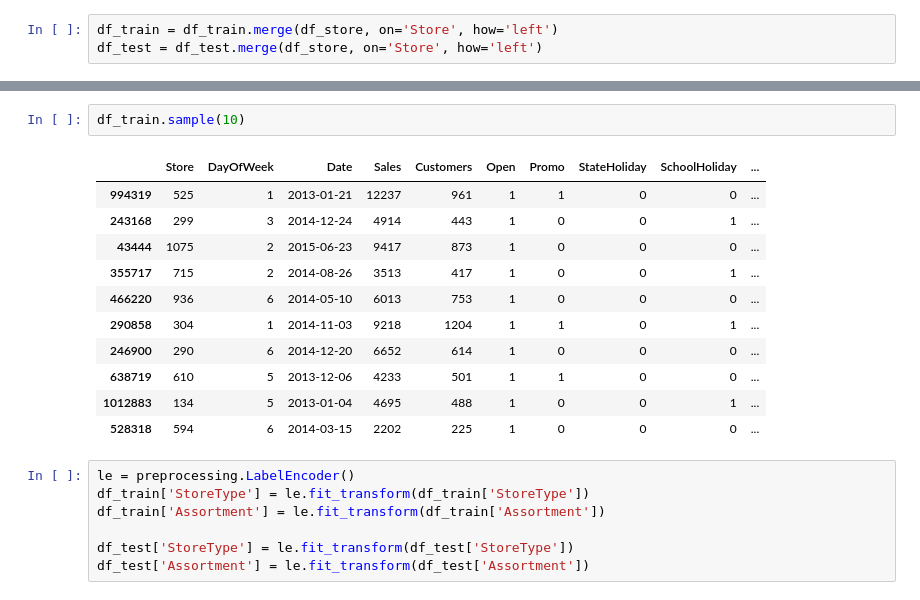
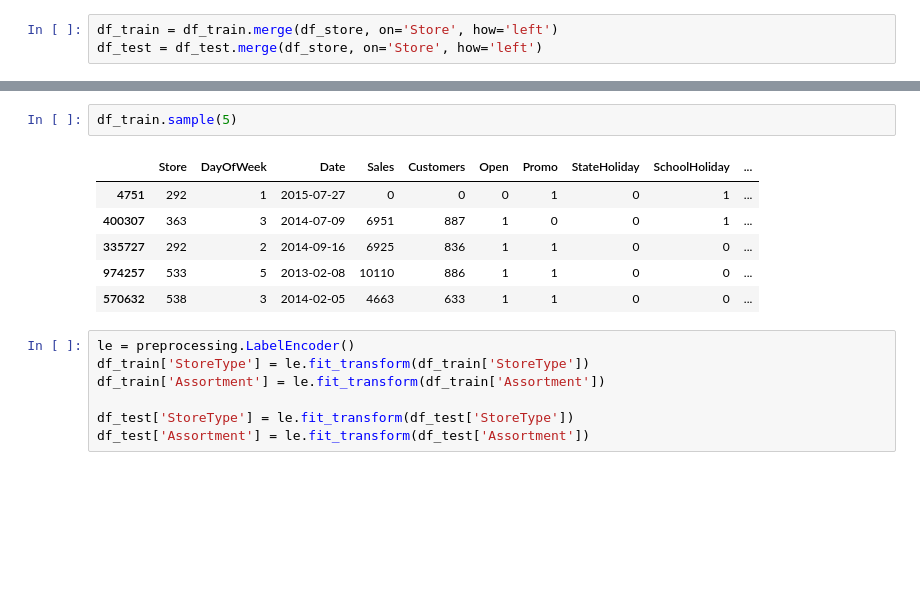
Before and after one commit to mozartofmath/PharmaSalesPrediction, a Jupyter notebook: notebooks/Task2.ipynb, the cells around one changed output, grey strips where cells are left out. Cells and saved outputs as stored; diff of their text form; blank space fills up the shorter version.

```diff
--- a/notebooks/Task2.ipynb
+++ b/notebooks/Task2.ipynb
@@ -144,18 +131,13 @@ def days_from_holiday(dates, holidays):
 df_train["TillHday"], df_train["AfterHday"] = days_from_holiday(df_train["Date"], holidays)
 # %%
-df_train.sample(10)
+df_train.sample(5)
 # %% [output]
 |  | Store | DayOfWeek | Date | Sales | Customers | Open | Promo | StateHoliday | SchoolHoliday | ... |
-| 994319 | 525 | 1 | 2013-01-21 | 12237 | 961 | 1 | 1 | 0 | 0 | ... |
-| 243168 | 299 | 3 | 2014-12-24 | 4914 | 443 | 1 | 0 | 0 | 1 | ... |
-| 43444 | 1075 | 2 | 2015-06-23 | 9417 | 873 | 1 | 0 | 0 | 0 | ... |
-| 355717 | 715 | 2 | 2014-08-26 | 3513 | 417 | 1 | 0 | 0 | 1 | ... |
-| 466220 | 936 | 6 | 2014-05-10 | 6013 | 753 | 1 | 0 | 0 | 0 | ... |
-| 290858 | 304 | 1 | 2014-11-03 | 9218 | 1204 | 1 | 1 | 0 | 1 | ... |
-| 246900 | 290 | 6 | 2014-12-20 | 6652 | 614 | 1 | 0 | 0 | 0 | ... |
-| 638719 | 610 | 5 | 2013-12-06 | 4233 | 501 | 1 | 1 | 0 | 0 | ... |
-| 1012883 | 134 | 5 | 2013-01-04 | 4695 | 488 | 1 | 0 | 0 | 1 | ... |
-| 528318 | 594 | 6 | 2014-03-15 | 2202 | 225 | 1 | 0 | 0 | 0 | ... |
+| 4751 | 292 | 1 | 2015-07-27 | 0 | 0 | 0 | 1 | 0 | 1 | ... |
+| 400307 | 363 | 3 | 2014-07-09 | 6951 | 887 | 1 | 0 | 0 | 1 | ... |
+| 335727 | 292 | 2 | 2014-09-16 | 6925 | 836 | 1 | 1 | 0 | 0 | ... |
+| 974257 | 533 | 5 | 2013-02-08 | 10110 | 886 | 1 | 1 | 0 | 0 | ... |
+| 570632 | 538 | 3 | 2014-02-05 | 4663 | 633 | 1 | 1 | 0 | 0 | ... |
 # %%
 le = preprocessing.LabelEncoder()
 df_train['StoreType'] = le.fit_transform(df_train['StoreType'])
```
Also changed, not shown: parts of 8 cells of this notebook, 3 other files.
